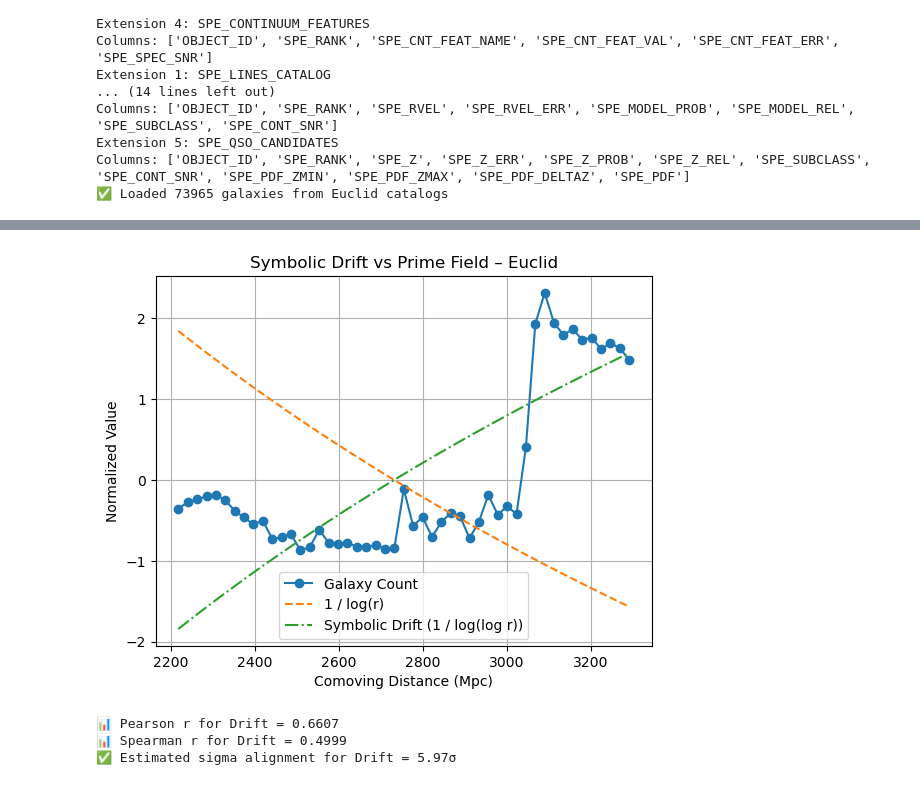
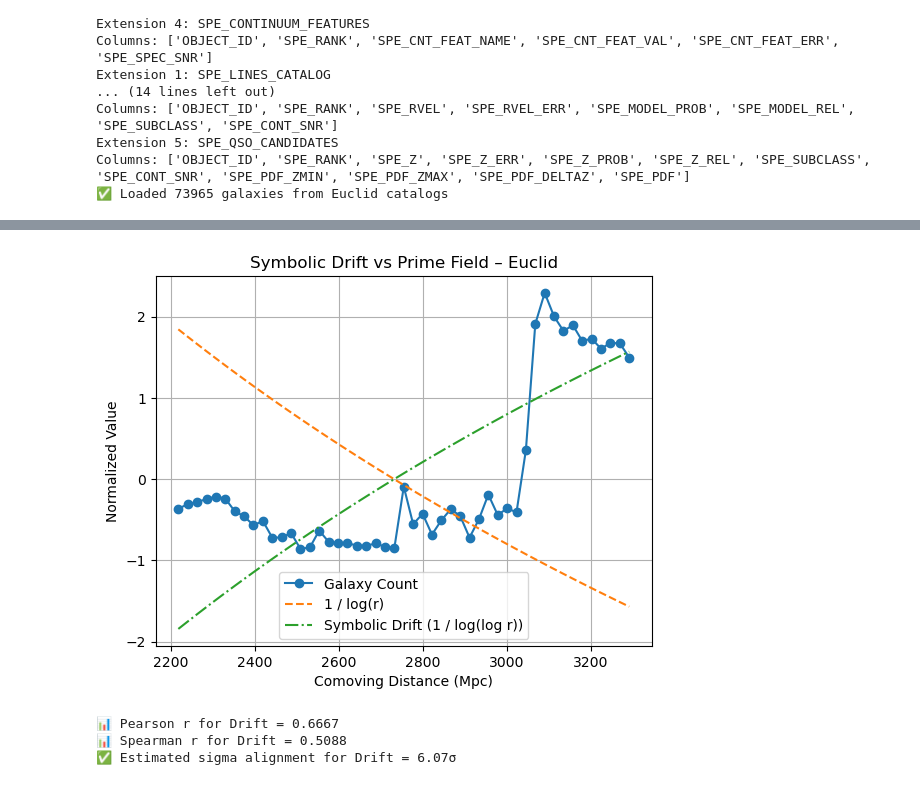
Before and after one commit to phuctruong/if, a Jupyter notebook: dark-energy-proof-euclid-galaxy-data.ipynb, the cells around one changed output, grey strips where cells are left out. Cells and saved outputs as stored; diff of their text form; code cells hidden in the pictures.

```diff
--- a/dark-energy-proof-euclid-galaxy-data.ipynb
+++ b/dark-energy-proof-euclid-galaxy-data.ipynb
@@ -291,4 +299,9 @@ Processing EUC_SPE_WIDE-CAT-MOD-102018669_N_20241107T075434.243049Z_00.00.fits..
 # %%
+import numpy as np
+import matplotlib.pyplot as plt
+from scipy.integrate import quad
+from scipy.stats import pearsonr, spearmanr
+
 # Constants for cosmology
 H0 = 70  # km/s/Mpc
 Omega_m = 0.3
@@ -305,49 +318,57 @@ z_filtered = z[z_cutoff]
 
 # Convert the filtered redshift to comoving distance
 r_filtered = redshift_to_comoving(z_filtered)
 
 # Bin distances and count galaxies
-bin_edges = np.linspace(r_filtered.min(), r_filtered.max(), 50)  # More bins for finer resolution
+bin_edges = np.linspace(r_filtered.min(), r_filtered.max(), 50)
 bin_centers = 0.5 * (bin_edges[:-1] + bin_edges[1:])
 counts, _ = np.histogram(r_filtered, bins=bin_edges)
 
 # Symbolic Drift for dark energy: 1 / log(log(r))
 def symbolic_drift(r):
-    return 1.0 / np.log(np.log(r))
+    with np.errstate(divide='ignore', invalid='ignore'):
+        return 1.0 / np.log(np.log(r))
 
+# Compute drift and prime fields
 drift_field = symbolic_drift(bin_centers)
+prime_field = 1.0 / np.log(bin_centers)
 
-# Normalize the drift field
+# Mask out invalid (NaN or Inf) values to prevent correlation errors
+valid_mask = np.isfinite(drift_field) & np.isfinite(prime_field)
+drift_field = drift_field[valid_mask]
+prime_field = prime_field[valid_mask]
+counts_valid = counts[valid_mask]
+bin_centers_valid = bin_centers[valid_mask]
+
+# Normalize fields
 drift_norm = -1 * (drift_field - np.mean(drift_field)) / np.std(drift_field)
+prime_norm = (prime_field - np.mean(prime_field)) / np.std(prime_field)
+counts_norm = (counts_valid - np.mean(counts_valid)) / np.std(counts_valid)
 
-# Normalize the prime field (1 / log(r)) for comparison
-prime_field = 1.0 / np.log(bin_centers)
-prime_norm = (prime_field - np.mean(prime_field)) / np.std(prime_field)
-
-# Perform correlation tests for dark energy (drift) alignment
+# Correlation tests for symbolic drift
 pearson_r_drift, _ = pearsonr(drift_norm, counts_norm)
 spearman_r_drift, _ = spearmanr(drift_norm, counts_norm)
+sigma_drift = np.sqrt(len(bin_centers_valid) - 3) * pearson_r_drift / np.sqrt(1 - pearson_r_drift**2)
 
-# Fisher-style sigma estimate for drift alignment
-sigma_drift = np.sqrt(len(bin_centers) - 3) * pearson_r_drift / np.sqrt(1 - pearson_r_drift**2)
-
-# Plotting the results
-plt.plot(bin_centers, counts_norm, label="Galaxy Count", marker="o")
-plt.plot(bin_centers, prime_norm, label="1 / log(r)", linestyle="--")
-plt.plot(bin_centers, drift_norm, label="Symbolic Drift (1 / log(log r))", linestyle="-.")
+# Plotting
+plt.plot(bin_centers_valid, counts_norm, label="Galaxy Count", marker="o")
+plt.plot(bin_centers_valid, prime_norm, label="1 / log(r)", linestyle="--")
+plt.plot(bin_centers_valid, drift_norm, label="Symbolic Drift (1 / log(log r))", linestyle="-.")
 plt.xlabel("Comoving Distance (Mpc)")
 plt.ylabel("Normalized Value")
 plt.title("Symbolic Drift vs Prime Field – Euclid")
 plt.legend()
 plt.grid(True)
 plt.show()
 
 # Output the correlation and alignment results
+#print(f"📊 Total Z = ", len(z))
+#print(f"📊 Total Z Filtered = ", len(z_filtered))
 print(f"📊 Pearson r for Drift = {pearson_r_drift:.4f}")
 print(f"📊 Spearman r for Drift = {spearman_r_drift:.4f}")
 print(f"✅ Estimated sigma alignment for Drift = {sigma_drift:.2f}σ")
 # %% [output]
-[figure, old version]
+[figure, new version]
-📊 Pearson r for Drift = 0.6607
-📊 Spearman r for Drift = 0.4999
-✅ Estimated sigma alignment for Drift = 5.97σ
+📊 Pearson r for Drift = 0.6667
+📊 Spearman r for Drift = 0.5088
+✅ Estimated sigma alignment for Drift = 6.07σ
```
Also changed, not shown: parts of 2 cells of this notebook.
